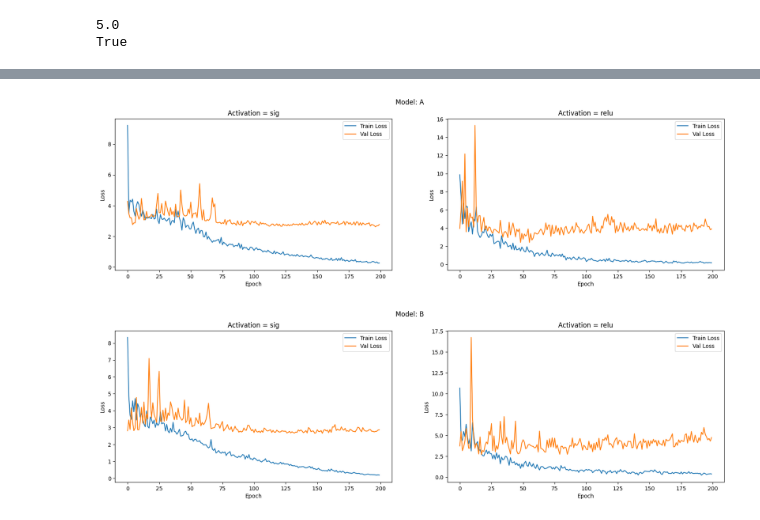
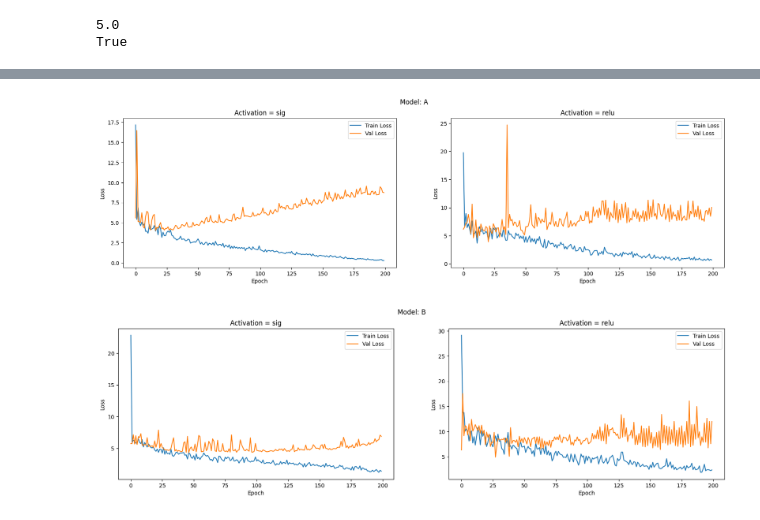
Before and after one commit to SetroZ/IA_ANN, a Jupyter notebook: code.ipynb, the cells around one changed output, grey strips where cells are left out. Saved outputs shown, nothing was run; the diff lists cells and outputs as text; code cells hidden in the pictures.

```diff
--- a/code.ipynb
+++ b/code.ipynb
@@ -97,7 +111,7 @@ class DataLoader:
 
 # MappingHandler manages the generation, evaluation, and storage of task-employee mappings
 class MappingHandler:
-    def __init__(self, tasks: list[Task], employees: list[Employee], num_of_mappings=10000):
+    def __init__(self, tasks: list[Task], employees: list[Employee], num_of_mappings=100):
         self.tasks: list[Task] = tasks
         self.employees: list[Employee] = employees
         self.num_of_mappings = num_of_mappings
@@ -720,35 +737,35 @@ for model in models:
 # %%
 
 # =========================
 # Activation Plots (Relu, sigmoid)
 # =========================
 
 for model in models:
     fig, axs = plt.subplots(1, len(hyperArgs.activations), figsize=(20, 5))
     fig.suptitle(f"Model: {model.name}")
 
     for idx,act  in enumerate(hyperArgs.activations):
         # Create fresh args & model for each run
-        nn = NeuralNetwork(hyperArgs)
+        nn = NeuralNetwork(NeuralNetworkArgs(model.name))
         nn.activation = act[0]
         nn.activation_derivative = act[1]
         nn.name= model.name
         nn.epochs=200
 
         train_losses, val_losses,_ = nn.train(trainData, valData, useBest=False, silent=True)
 
         axs[idx].plot(train_losses, label="Train Loss")
         axs[idx].plot(val_losses, label="Val Loss")
         axs[idx].set_title(f"Activation = {nn.activation.__name__}")
         axs[idx].set_xlabel("Epoch")
         axs[idx].set_ylabel("Loss")
         axs[idx].legend()
 
 
     plt.show()
 # %% [output]
-[figure, old version]
+[figure, new version]
-[figure, old version]
+[figure, new version]
 # %%
 # =========================
 # Batch size plots
```
Also changed, not shown: parts of 8 cells of this notebook.
